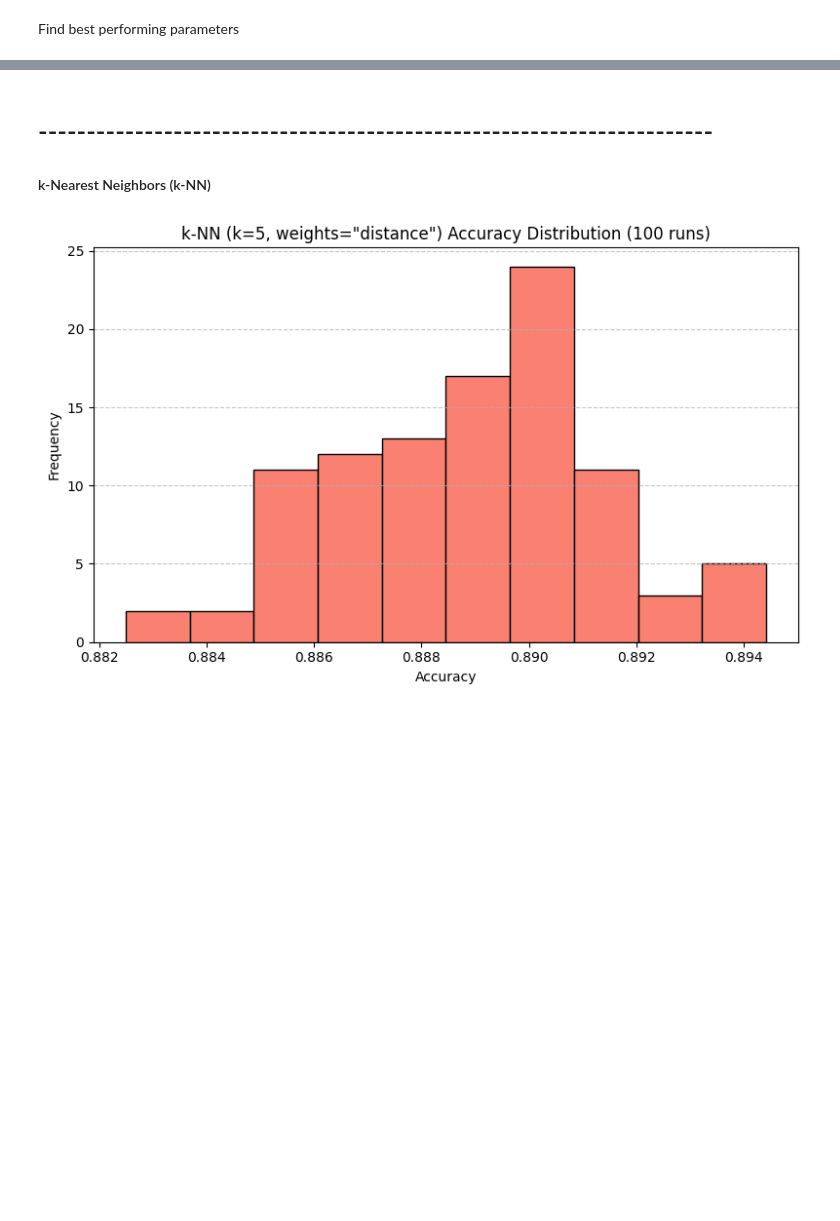
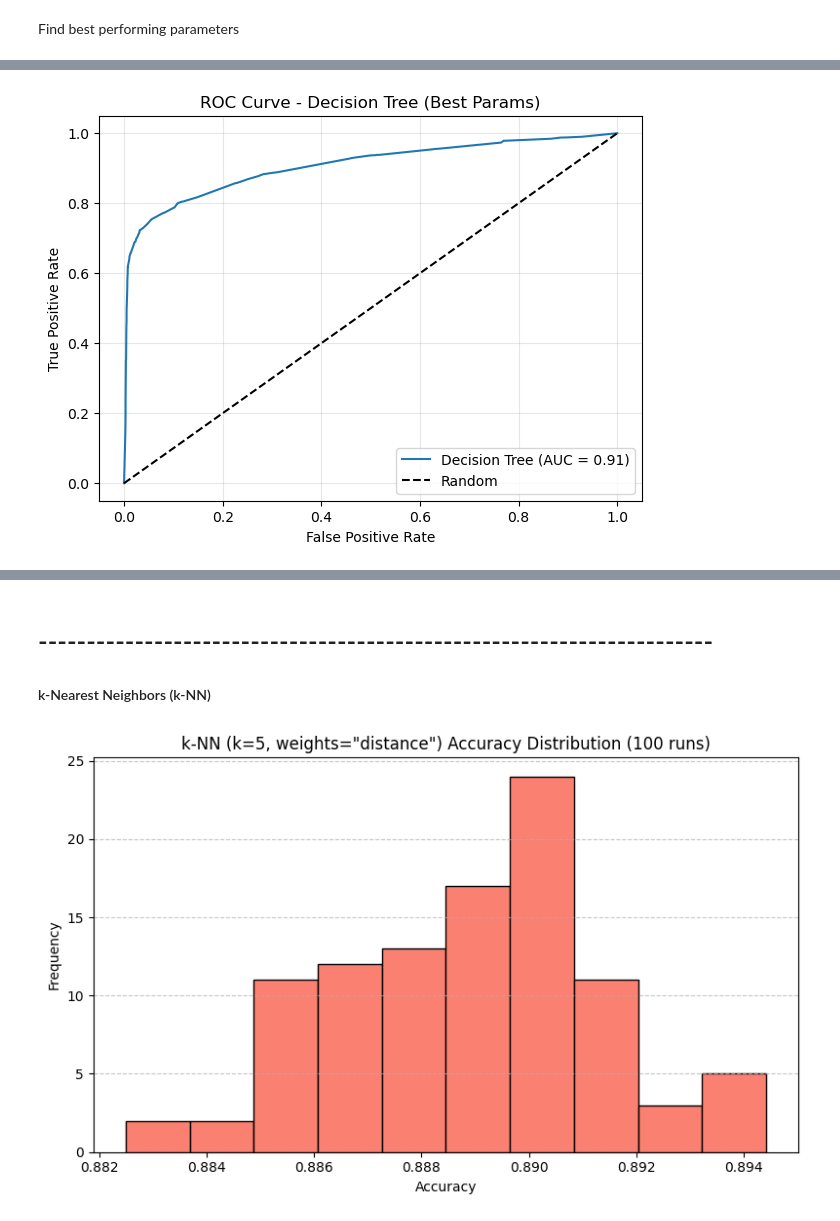
Before and after one commit to alexandre2004costa/IA_project2, a Jupyter notebook: main.ipynb, the cells around one changed output, grey strips where cells are left out. Saved outputs shown, nothing was run; the diff lists cells and outputs as text; code cells hidden in the pictures; blank space fills up the shorter version.

Commit message:
ROC and learning curves for Search Tree

```diff
--- a/main.ipynb
+++ b/main.ipynb
@@ -514 +514,28 @@ Best score: 0.9464746269229561
 Best parameters: {'criterion': 'gini', 'max_depth': 9, 'max_features': 11, 'splitter': 'best'}
+# %%
+from sklearn.metrics import roc_curve, roc_auc_score
+from sklearn.model_selection import train_test_split
+
+training_inputs, testing_inputs, training_classes, testing_classes = train_test_split(
+    all_inputs, all_labels, test_size=0.25, stratify=all_labels, random_state=42
+)
+
+best_tree = grid_search.best_estimator_
+best_tree.fit(training_inputs, training_classes)
+
+y_proba = best_tree.predict_proba(testing_inputs)[:, 1]
+
+fpr, tpr, thresholds = roc_curve(testing_classes, y_proba)
+auc = roc_auc_score(testing_classes, y_proba)
+
+plt.figure(figsize=(7,5))
+plt.plot(fpr, tpr, label=f'Decision Tree (AUC = {auc:.2f})')
+plt.plot([0,1], [0,1], 'k--', label='Random')
+plt.xlabel('False Positive Rate')
+plt.ylabel('True Positive Rate')
+plt.title('ROC Curve - Decision Tree (Best Params)')
+plt.legend()
+plt.grid(True, alpha=0.3)
+plt.show()
+# %% [output]
+[figure, added]
```
Also changed, not shown: parts of 6 cells of this notebook, 2 other files.
